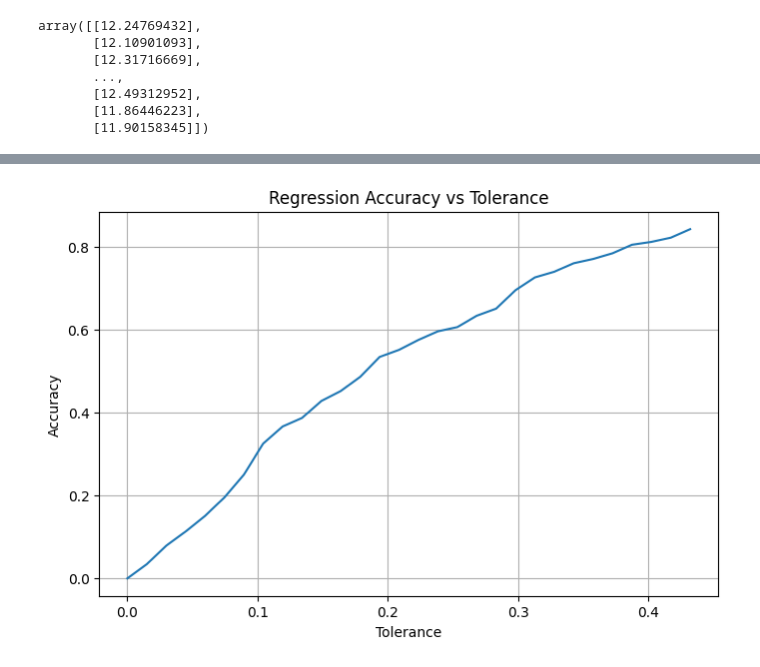
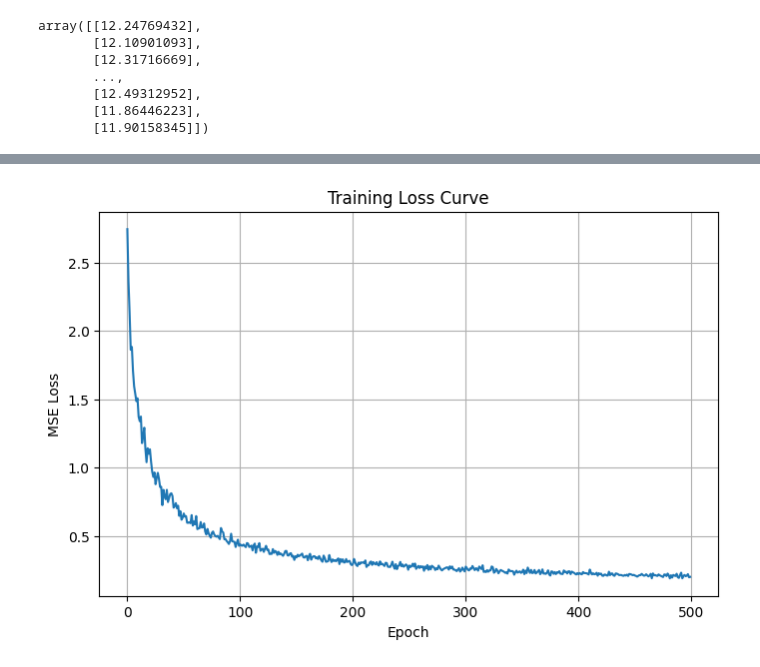
Before and after one commit to Ebratul/Python, a Jupyter notebook: HomeWork/HousePriceANN(Update).ipynb, the cells around one changed output, grey strips where cells are left out. Drawn from its saved outputs; the diff is of its cells as text; code cells hidden in the pictures.

```diff
--- a/HomeWork/HousePriceANN(Update).ipynb
+++ b/HomeWork/HousePriceANN(Update).ipynb
@@ -293,16 +304,31 @@ y_train_np = y_train.values.reshape(-1, 1)
+# %%
+X_train_np = X_train_scaled.astype(np.float32)
+y_train_np = y_train_scaled.astype(np.float32)
+
+X_test_np = X_test_scaled.astype(np.float32)
+y_test_np = y_test_scaled.astype(np.float32)
 # %%
-model = HousePriceANN(input_dim=X_train_np.shape[1], lr=0.001)
+model = HousePriceANN(
+    input_dim=X_train_np.shape[1],
+    lr=0.01,
+    drop_prob=0.3
+)
 # %%
-# Convert PyTorch tensors to NumPy
-X_train_np = x_train_tensor.numpy()
-y_train_np = y_train_tensor.numpy()
+epochs = 500
+loss_values = []
 
-# Training loop using NumPy ANN
-for epoch in range(500):
-    y_pred = model.forward(X_train_np)
+for epoch in range(epochs):
+
+    # Forward
+    y_pred = model.forward(X_train_np, training=True)
+
+    # Loss
     loss = mse_loss(y_pred, y_train_np)
-    model.backward(y_train_np, y_pred)
+    loss_values.append(loss)
 
-    if epoch % 50 == 0:
-        print(f"Epoch {epoch}, Loss: {loss:.4f}")
+    # Backward
+    model.backward(y_train_np)
+
+    if (epoch + 1) % 50 == 0:
+        print(f"Epoch [{epoch+1}/{epochs}] - Loss: {loss:.4f}")
 # %% [output]
@@ -359,23 +345,10 @@ plt.show()
-# %%
-# Flatten arrays
-y_true = y_test_true.reshape(-1)
-y_pred = y_test_pred.reshape(-1)
-
-# Different tolerance values
-tolerances = np.linspace(0, np.std(y_true), 30)
-
-accuracies = []
-for tol in tolerances:
-    acc = np.mean(np.abs(y_true - y_pred) <= tol)
-    accuracies.append(acc)
-
-# Plot
-plt.figure(figsize=(8, 5))
-plt.plot(tolerances, accuracies)
-plt.xlabel("Tolerance")
-plt.ylabel("Accuracy")
-plt.title("Regression Accuracy vs Tolerance")
-plt.grid(True)
-plt.show()
-# %% [output]
-[figure, removed]
+# %%
+plt.figure(figsize=(8, 5))
+plt.plot(loss_values)
+plt.xlabel("Epoch")
+plt.ylabel("MSE Loss")
+plt.title("Training Loss Curve")
+plt.grid(True)
+plt.show()
+# %% [output]
+[figure, added]
```
Also changed, not shown: parts of 8 cells of this notebook.
